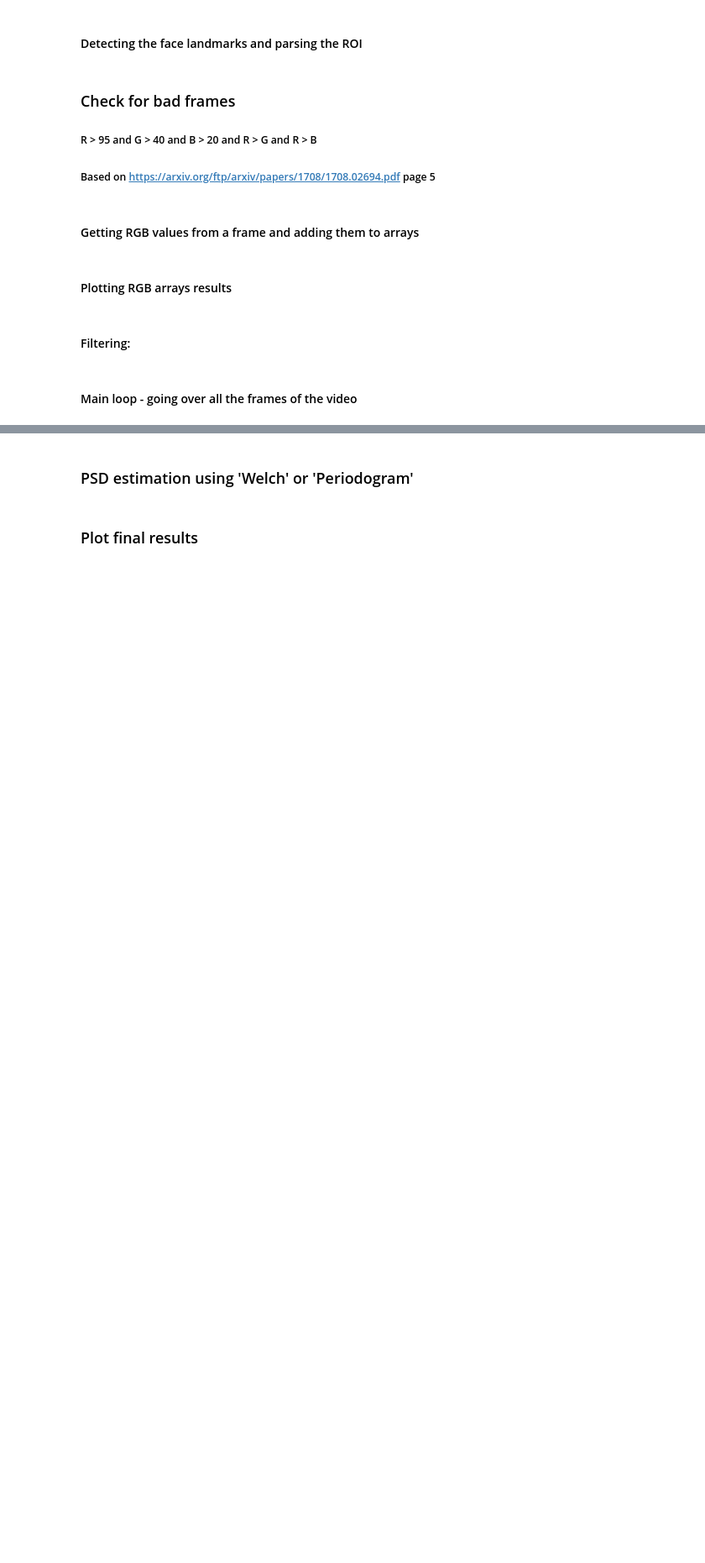
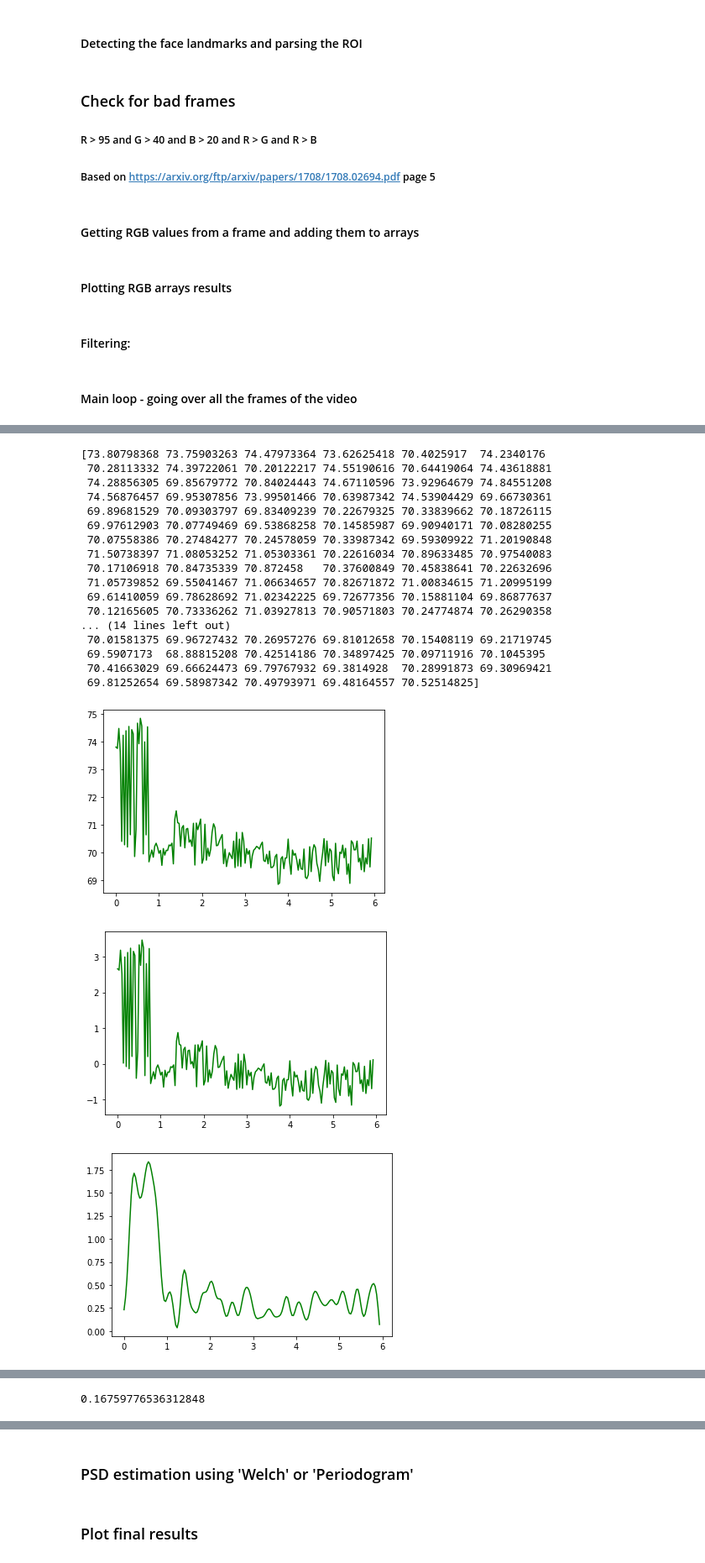
Before and after one commit to eyalgolan/KOIOS, a Jupyter notebook: basicEngine.ipynb, the cells around one changed output, grey strips where cells are left out. Shown at 84% size. Saved outputs shown, nothing was run; the diff lists cells and outputs as text; code cells hidden in the pictures; blank space fills up the shorter version.

```diff
--- a/basicEngine.ipynb
+++ b/basicEngine.ipynb
@@ -25,5 +25,5 @@ dir = "perry-all-2"
 # should be a parameter of the engine
 dataset_location = ".." + seperator + "dataset" + seperator + "good_sync" + seperator
 specific_dir = dir
-video_location = dataset_location + specific_dir + seperator + "test3.mp4"
+video_location = dataset_location + specific_dir + seperator + "test.mp4"
 # %% [output]
@@ -98,7 +98,7 @@ def parse_RGB(roi, color_sig):
     blue, green, red = cv2.split(im)
     b_mean,g_mean,r_mean = np.mean(blue),np.mean(green),np.mean(red)
     if not bad_frame(b_mean,g_mean,r_mean):
-        color_channels = image.reshape(-1, image.shape[-1])
+        color_channels = roi.reshape(-1, roi.shape[-1])
         avg_color = color_channels.mean(axis=0)
         color_sig.append(avg_color)
         return True, color_sig
@@ -224,7 +224,8 @@ while success:
     rois = parse_roi(cv2.cvtColor(image, cv2.COLOR_BGR2RGB))  # build image ROI (rois is a tuple contains two regions)
     if rois is not None :
 #     image = cv2.imread("frame_roi_output.jpg") # possible BUG: read the same image twice if face not detected.(FIXED)
-        roi = np.vstack((rois[0],rois[1]))
+#         roi = np.vstack((rois[0],rois[1]))
+        roi = np.asarray(rois[0])
         is_good_frame,color_sig = parse_RGB(roi, color_sig)
     if is_good_frame:
         frame_number += 1
@@ -249,0 +251,52 @@ while success:
+# %%
+a = np.asarray(color_sig)
+red = a[:,0]
+green = a[:,1]
+blue = a[:,2]
+print(green)
+x = np.arange(green.size/fps,step= (1/30))
+plt.plot(x,green,color ='green')
+plt.show()
+
+
+green = green - np.mean(green)
+green = green / np.std(green)
+plt.plot(x,green,color ='green')
+plt.show()
+
+g = filter_channel(green,round_fps)
+
+
+plt.plot(x,g,color ='green')
+plt.show()
+
+f, Pxx_den = sig.periodogram(g, round_fps)
+plt.semilogy(f, Pxx_den)
+plt.ylim([1e-7, 1e2])
+plt.xlabel('frequency [Hz]')
+plt.ylabel('PSD [V**2/Hz]')
+plt.show()
+
+max_val = Pxx_den.argmax()
+print(f[max_val])
+# %% [output]
+[73.80798368 73.75903263 74.47973364 73.62625418 70.4025917  74.2340176
+ 70.28113332 74.39722061 70.20122217 74.55190616 70.64419064 74.43618881
+ 74.28856305 69.85679772 70.84024443 74.67110596 73.92964679 74.84551208
+ 74.56876457 69.95307856 73.99501466 70.63987342 74.53904429 69.66730361
+ 69.89681529 70.09303797 69.83409239 70.22679325 70.33839662 70.18726115
+ 69.97612903 70.07749469 69.53868258 70.14585987 69.90940171 70.08280255
+ 70.07558386 70.27484277 70.24578059 70.33987342 69.59309922 71.20190848
+ 71.50738397 71.08053252 71.05303361 70.22616034 70.89633485 70.97540083
+ 70.17106918 70.84735339 70.872458   70.37600849 70.45838641 70.22632696
+ 71.05739852 69.55041467 71.06634657 70.82671872 71.00834615 71.20995199
+ 69.61410059 69.78628692 71.02342225 69.72677356 70.15881104 69.86877637
+ 70.12165605 70.73336262 71.03927813 70.90571803 70.24774874 70.26290358
+... (14 lines left out)
+ 70.01581375 69.96727432 70.26957276 69.81012658 70.15408119 69.21719745
+ 69.5907173  68.88815208 70.42514186 70.34897425 70.09711916 70.1045395
+ 70.41663029 69.66624473 69.79767932 69.3814928  70.28991873 69.30969421
+ 69.81252654 69.58987342 70.49793971 69.48164557 70.52514825]
+[figure, added]
+[figure, added]
+[figure, added]
@@ -249,0 +304 @@ while success:
+0.16759776536312848
```
Also changed, not shown: parts of 9 cells of this notebook.
